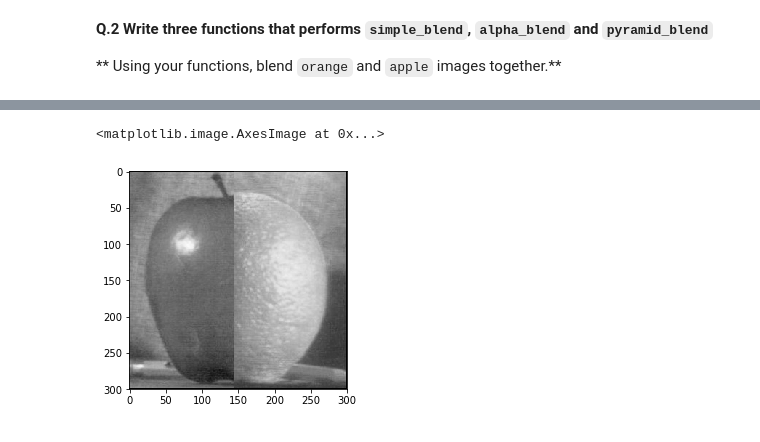
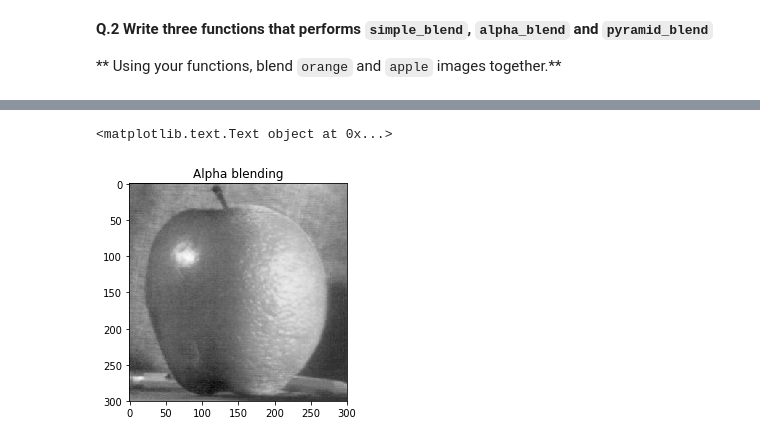
Before and after one commit to dariazotovamaia/B31XB-IIP-TP-1718, a Jupyter notebook: 3-interpolation-blending/3-interpolation-blending.ipynb, the cells around one changed output, grey strips where cells are left out. Drawn from its saved outputs; the diff is of its cells as text; code cells hidden in the pictures.

```diff
--- a/3-interpolation-blending/3-interpolation-blending.ipynb
+++ b/3-interpolation-blending/3-interpolation-blending.ipynb
@@ -106,15 +108,21 @@ plt.imshow(blend_img, cmap=cm.gray)
-# %%
-def alpha_blend(img1, img2):
-    a = 0.1 #we need a range of values, not one number
-    img = simple_blend(img1, img2)
-    for i in range(0, img.shape[0]-1):
-        for j in range(img.shape[1]-155, img.shape[1]-145): #put correct range, set a as a function!
-            img[i,j]= a*img1[i,j] + (1-a)*img2[i,j]
-    return img
-
-blend_img = alpha_blend(apple_gray, orange_gray)
-
-plt.imshow(blend_img, cmap = cm.gray)
-# %% [output]
-<matplotlib.image.AxesImage at 0x...>
-[figure, removed]
+# %%
+def alpha_blend(img1, img2, window):
+    blend_img = simple_blend(img1, img2)
+    row, col = blend_img.shape
+    x1 = np.ceil(col/2).astype('ubyte')-window
+    x2 = np.ceil(col/2).astype('ubyte')+window
+    x = np.arange(x1, x2)
+    alpha = x/(x1-x2)-x2/(x1-x2)
+    for i in range(0, row):
+        for j in range(x1,x2):
+            blend_img[i,j] = alpha[j - np.ceil(col/2).astype('ubyte')-window]*img1[i,j] + (1-alpha[j - np.ceil(col/2).astype('ubyte')-window])*img2[i,j]
+    return blend_img
+
+
+blend_img = alpha_blend(apple_gray, orange_gray, 30)
+
+plt.imshow(blend_img, cmap = cm.gray)
+plt.title ('Alpha blending')
+# %% [output]
+<matplotlib.text.Text object at 0x...>
+[figure, added]
```
Also changed, not shown: parts of 4 cells of this notebook.
